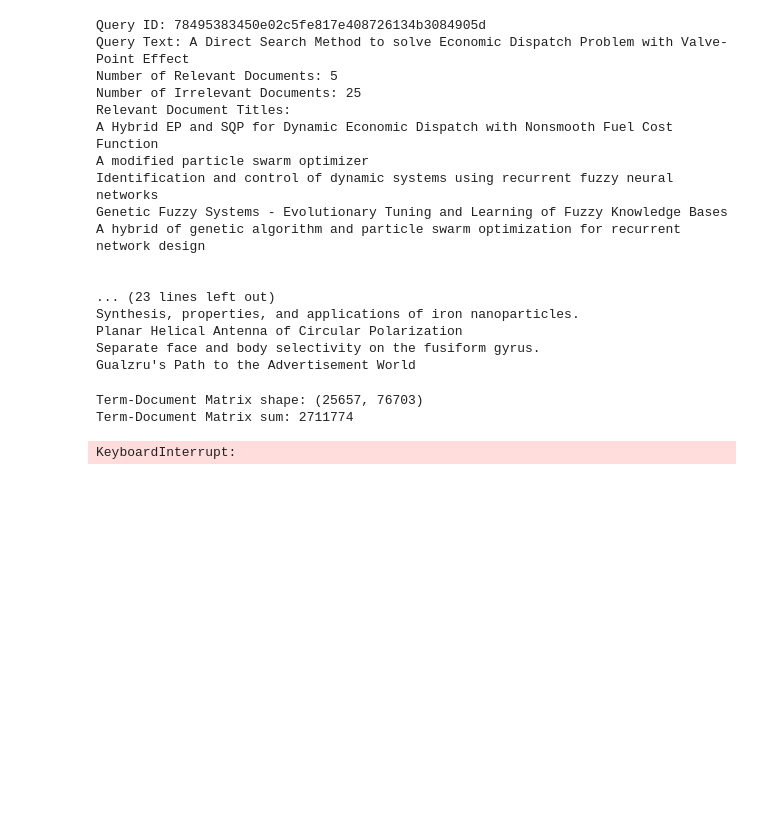
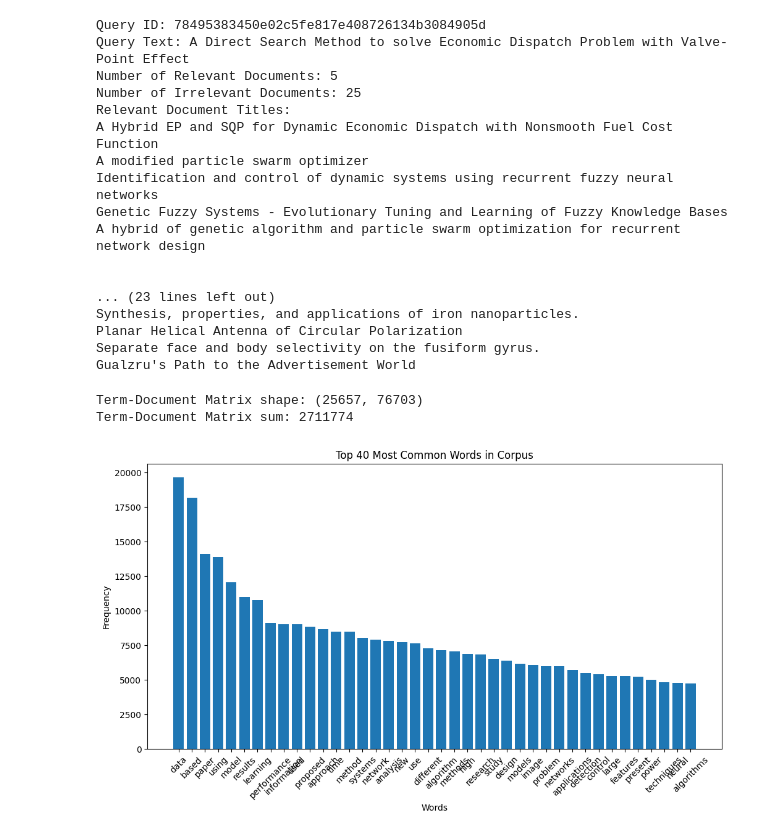
Before and after one commit to Azarta2Zygoto/moteur-recherche, a Jupyter notebook: be.ipynb, the cells around one changed output. Saved outputs shown, nothing was run; the diff lists cells and outputs as text; code cells hidden in the pictures; blank space fills up the shorter version.

```diff
--- a/be.ipynb
+++ b/be.ipynb
@@ -199,38 +199,26 @@ Term-Document Matrix sum: 2711774
 # %%
 def plot_word_distribution(term_document_matrix: np.ndarray, top_n: int = 20):
     """
     Plot the distribution of the most common words in the corpus.
     """
     import matplotlib.pyplot as plt
 
     word_counts = np.sum(term_document_matrix, axis=0)
     terms = vectorizer.get_feature_names_out()
     word_count_dict = dict(zip(terms, word_counts))
-    sorted_words = Counter(word_count_dict).most_common()
-    most_common_words = sorted_words[:top_n]
-    least_common_words = [word for word in sorted_words if word[1] < 5]
-    print(f"Least common words (frequency < 5): {least_common_words}")
+    most_common_words = Counter(word_count_dict).most_common(top_n)
     words, counts = zip(*most_common_words)
 
     plt.figure(figsize=(12, 6))
     plt.bar(words, counts)
     plt.xticks(rotation=45)
     plt.title(f'Top {top_n} Most Common Words in Corpus')
     plt.xlabel('Words')
     plt.ylabel('Frequency')
-
-    # plt.figure(figsize=(12, 6))
-    # least_words, least_counts = zip(*least_common_words)
-    # plt.bar(least_words, least_counts)
-    # plt.xticks(rotation=45)
-    # plt.title(f'Top {top_n} Least Common Words in Corpus')
-    # plt.xlabel('Words')
-    # plt.ylabel('Frequency')
-
     plt.show()
 
 plot_word_distribution(term_document_matrix, top_n=40)
 # %% [output]
-KeyboardInterrupt:
+[figure, added]
 # %%
 # delete vectors data for too common words
```
Also changed, not shown: parts of 11 cells of this notebook, 1 other file.
